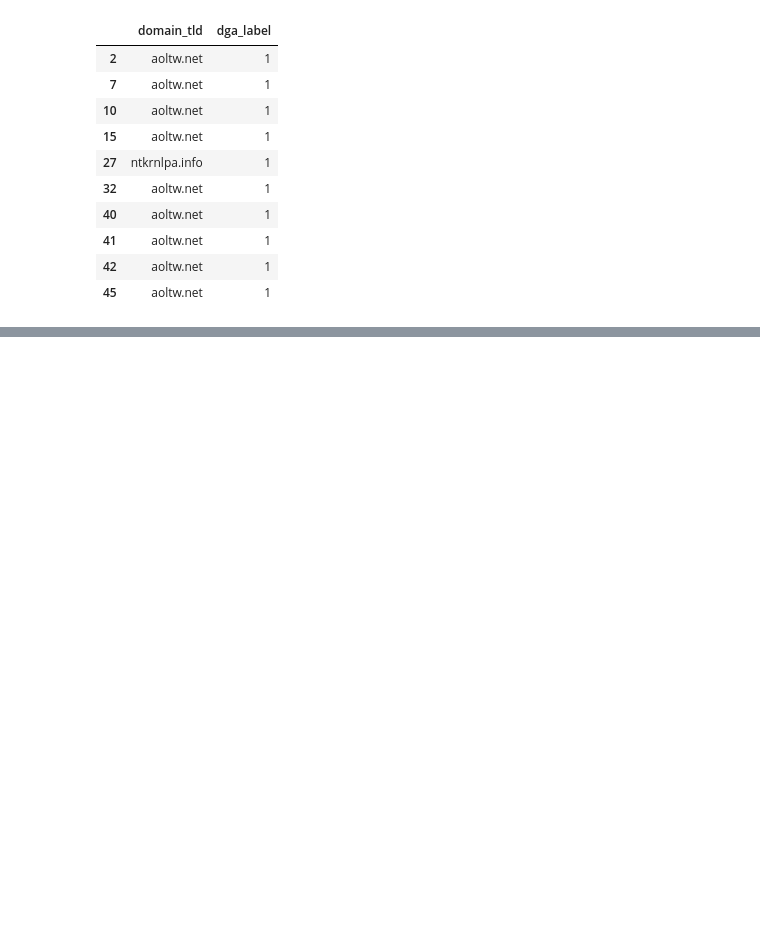
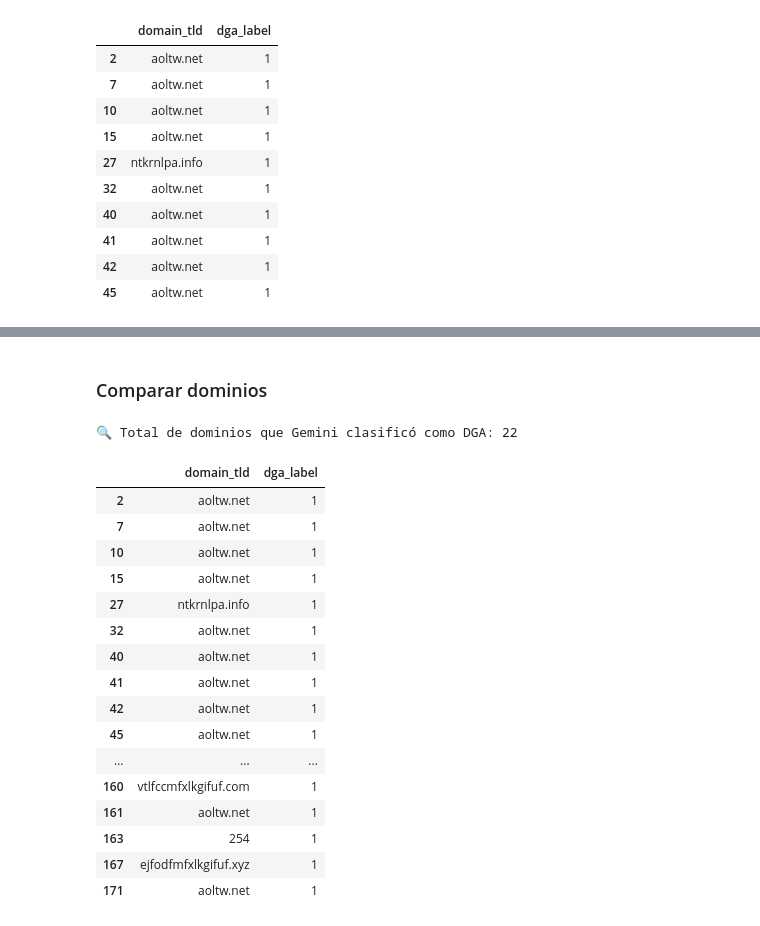
Before and after one commit to mvrcentes/Security_Data_Science, a Jupyter notebook: lab5.ipynb, the cells around one changed output, grey strips where cells are left out. Drawn from its saved outputs; the diff is of its cells as text; code cells hidden in the pictures; blank space fills up the shorter version.

```diff
--- a/lab5.ipynb
+++ b/lab5.ipynb
@@ -420,0 +455,27 @@ display(df_dga.head(10))
+# %% [markdown]
+### Comparar dominios
+# %%
+# 🔍 Ver dominios que Gemini clasificó como DGA, sin filtrar por dominio experto
+dga_only = df_existing[df_existing["dga_label"] == 1]
+
+print(f"🔍 Total de dominios que Gemini clasificó como DGA: {len(dga_only)}")
+display(dga_only)
+# %% [output]
+🔍 Total de dominios que Gemini clasificó como DGA: 22
+|  | domain_tld | dga_label |
+| 2 | aoltw.net | 1 |
+| 7 | aoltw.net | 1 |
+| 10 | aoltw.net | 1 |
+| 15 | aoltw.net | 1 |
+| 27 | ntkrnlpa.info | 1 |
+| 32 | aoltw.net | 1 |
+| 40 | aoltw.net | 1 |
+| 41 | aoltw.net | 1 |
+| 42 | aoltw.net | 1 |
+| 45 | aoltw.net | 1 |
+| ... | ... | ... |
+| 160 | vtlfccmfxlkgifuf.com | 1 |
+| 161 | aoltw.net | 1 |
+| 163 | 254 | 1 |
+| 167 | ejfodfmfxlkgifuf.xyz | 1 |
+| 171 | aoltw.net | 1 |
```
Also changed, not shown: parts of 17 cells of this notebook, 1 other file.
